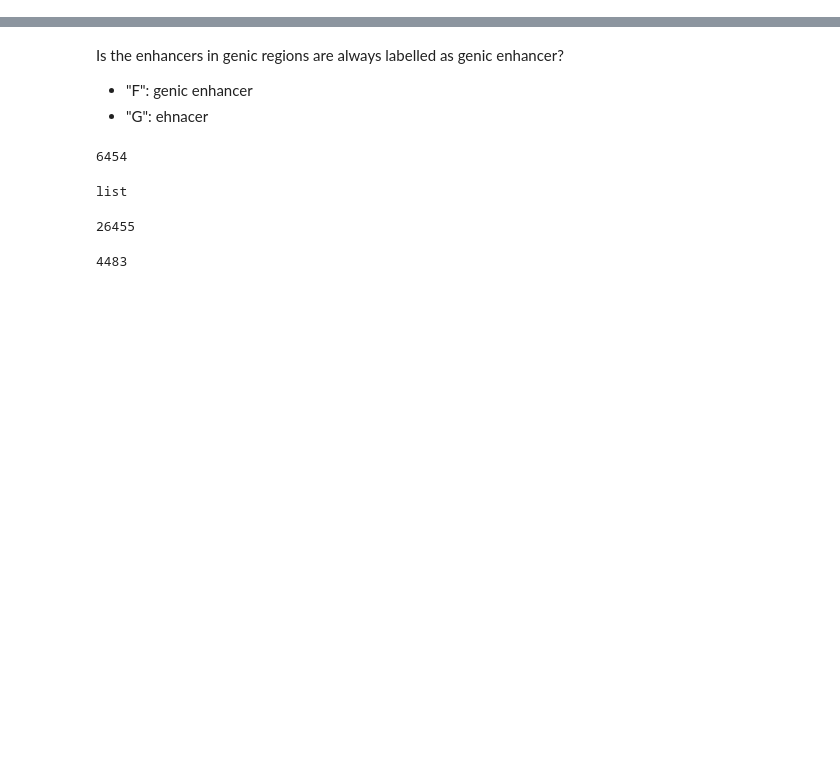
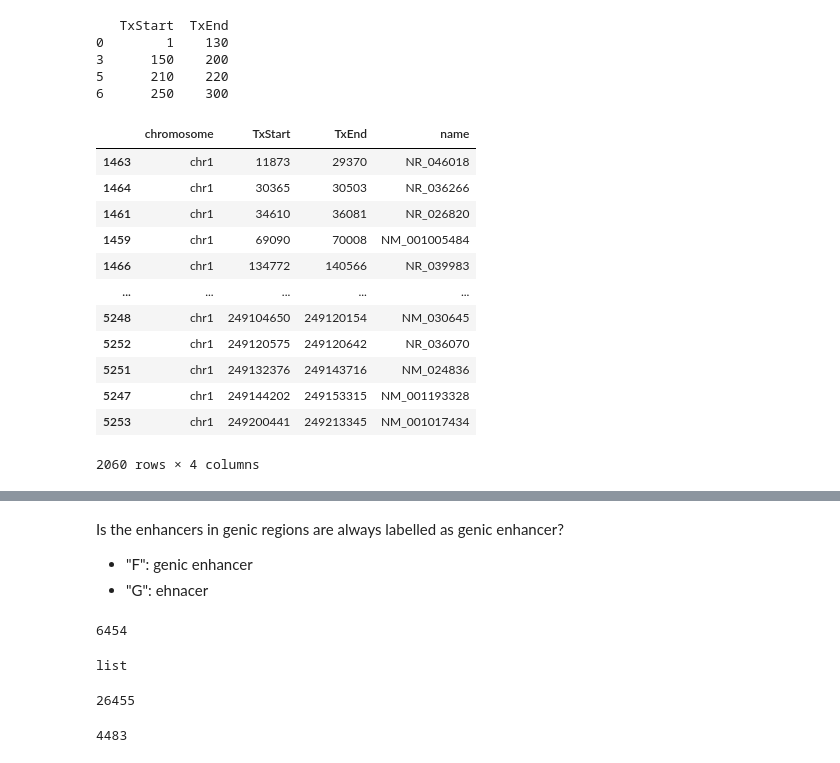
Before and after one commit to caocao0525/NSP, a Jupyter notebook: sandbox_absolutely.ipynb, the cells around one changed output, grey strips where cells are left out. Saved outputs shown, nothing was run; the diff lists cells and outputs as text; code cells hidden in the pictures; blank space fills up the shorter version.

```diff
--- a/sandbox_absolutely.ipynb
+++ b/sandbox_absolutely.ipynb
@@ -2,0 +117,20 @@ from css_utility import *
+# %%
+def merge_intervals(df):
+    # Sort by 'TxStart'
+    df = df.sort_values(by='TxStart')
+
+    # Initialize an empty list to store the merged intervals
+    merged = []
+
+    # Iterate through the rows in the DataFrame
+    for _, row in df.iterrows():
+        # If the list of merged intervals is empty, or the current interval does not overlap with the previous one,
+        # append it to the list
+        if not merged or merged[-1]['TxEnd'] < row['TxStart']:
+            merged.append(row)
+        else:
+            # Otherwise, there is an overlap, so we merge the current and previous intervals
+            merged[-1]['TxEnd'] = max(merged[-1]['TxEnd'], row['TxEnd'])
+
+    # Convert the merged intervals back into a DataFrame
+    return pd.DataFrame(merged)
@@ -2,0 +153,40 @@ from css_utility import *
+# %%
+df = pd.DataFrame({
+    'TxStart': [1, 50, 120, 150, 170, 210, 250],
+    'TxEnd': [100, 120, 130, 170, 200, 220, 300]
+})
+
+new_df = merge_intervals(df)
+print(new_df)
+# %% [output]
+   TxStart  TxEnd
+0        1    130
+3      150    200
+5      210    220
+6      250    300
+# %%
+test=merge_intervals(raw_gene_table[0])
+# %%
+gene_collapsed_df=test
+for i in range(len(gene_collapsed_df)):
+    if i==len(gene_collapsed_df)-1:
+        break
+    else:
+        if gene_collapsed_df["TxStart"].iloc[i]==gene_collapsed_df["TxStart"].iloc[i+1]:
+            print(i,gene_collapsed_df["TxStart"].iloc[i])
+# %%
+gene_collapsed_df
+# %% [output]
+|  | chromosome | TxStart | TxEnd | name |
+| 1463 | chr1 | 11873 | 29370 | NR_046018 |
+| 1464 | chr1 | 30365 | 30503 | NR_036266 |
+| 1461 | chr1 | 34610 | 36081 | NR_026820 |
+| 1459 | chr1 | 69090 | 70008 | NM_001005484 |
+| 1466 | chr1 | 134772 | 140566 | NR_039983 |
+| ... | ... | ... | ... | ... |
+| 5248 | chr1 | 249104650 | 249120154 | NM_030645 |
+| 5252 | chr1 | 249120575 | 249120642 | NR_036070 |
+| 5251 | chr1 | 249132376 | 249143716 | NM_024836 |
+| 5247 | chr1 | 249144202 | 249153315 | NM_001193328 |
+| 5253 | chr1 | 249200441 | 249213345 | NM_001017434 |
+2060 rows × 4 columns
```
Also changed, not shown: parts of 48 cells of this notebook, 4 other files.
